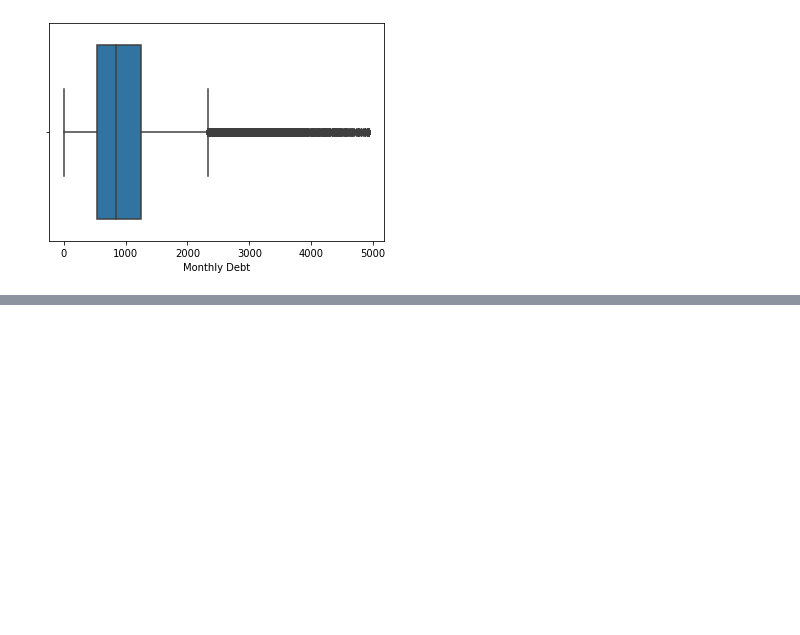
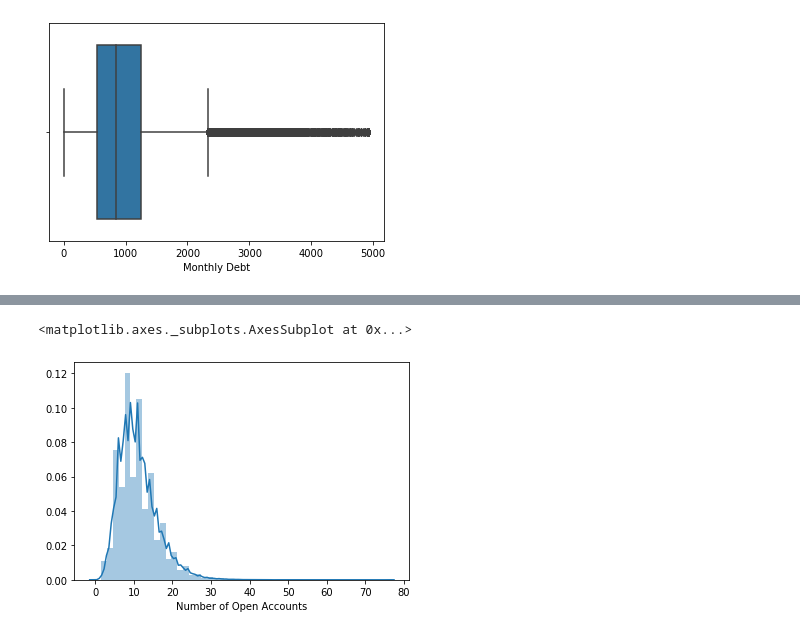
Before and after one commit to sukesh-reddy/Loan-Eligibility-Prediction-Using-Gradient-Boosting-Classifier, a Jupyter notebook: Loan Prediction.ipynb, the cells around one changed output, grey strips where cells are left out. Cells and saved outputs as stored; diff of their text form; code cells hidden in the pictures; blank space fills up the shorter version.

```diff
--- a/Loan Prediction.ipynb
+++ b/Loan Prediction.ipynb
@@ -430,0 +487,5 @@ sns.boxplot(data['Monthly Debt'])
+# %%
+sns.distplot(data['Number of Open Accounts'])
+# %% [output]
+<matplotlib.axes._subplots.AxesSubplot at 0x...>
+[figure, added]
```
Also changed, not shown: parts of 50 cells of this notebook.
